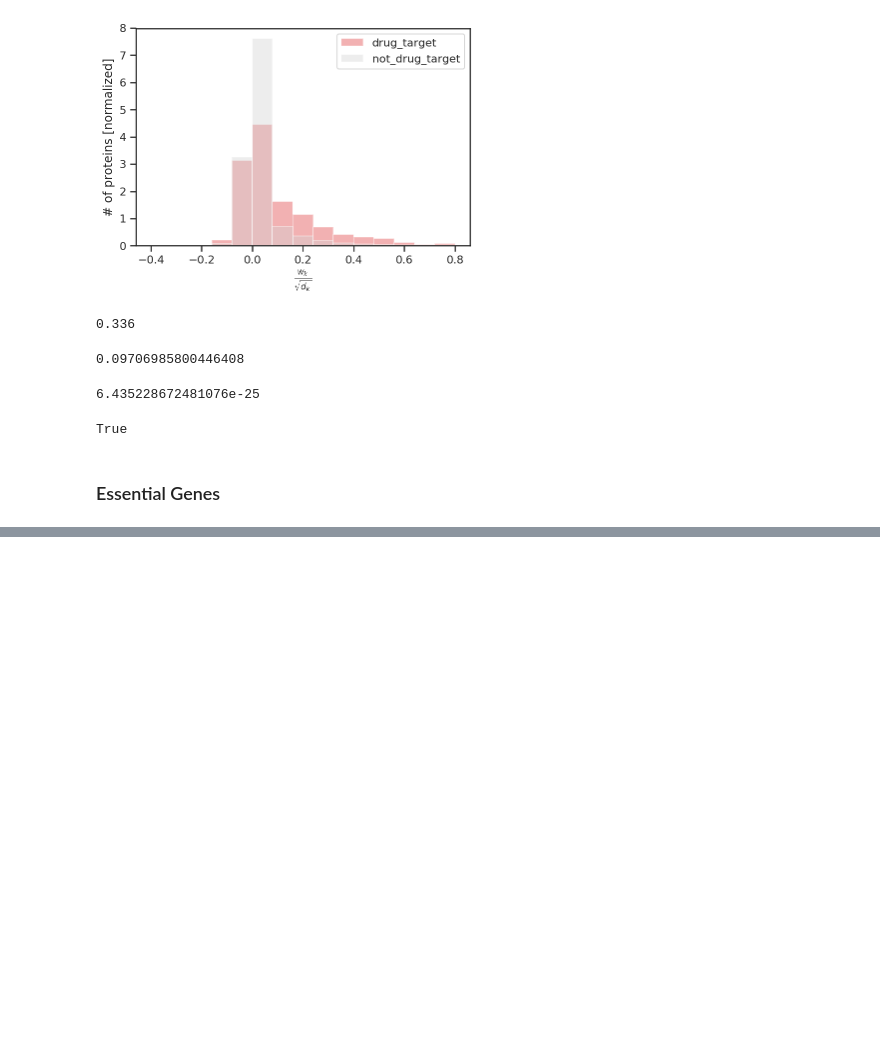
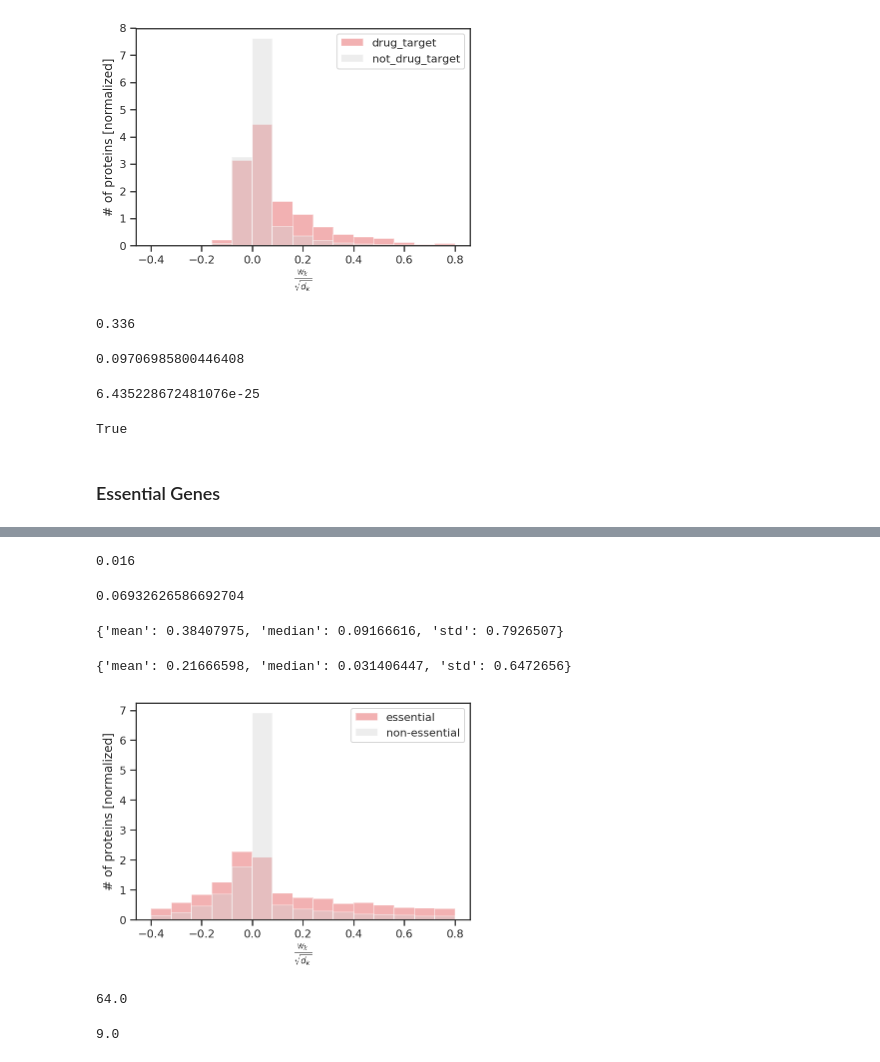
Before and after one commit to seyuboglu/milieu, a Jupyter notebook: experiments/lci_analysis/lci_analysis.ipynb, the cells around one changed output, grey strips where cells are left out. Cells and saved outputs as stored; diff of their text form; code cells hidden in the pictures; blank space fills up the shorter version.

Commit message:
added: essential gene analysis

```diff
--- a/experiments/lci_analysis/lci_analysis.ipynb
+++ b/experiments/lci_analysis/lci_analysis.ipynb
@@ -685,0 +623,7 @@ np.mean(essential_bool[top_proteins])
+# %%
+ega = EssentialGeneAnalysis(
+    dir="experiments/lci_analysis/essential",
+    params={**base_params, **{
+        "essential_genes_path": "data/protein/g_essential.tsv",
+    }}
+)
@@ -691,0 +667,4 @@ np.mean(essential_bool[bottom_proteins])
+# %%
+ega.compute_frac_essential(top_proteins)
+# %% [output]
+0.016
@@ -691,0 +673,27 @@ np.mean(essential_bool[bottom_proteins])
+# %%
+ega.compute_frac_essential(bottom_proteins)
+# %% [output]
+0.06932626586692704
+# %%
+ega.compute_weight_stats(ega.essential_nodes, norm=False)
+# %% [output]
+{'mean': 0.38407975, 'median': 0.09166616, 'std': 0.7926507}
+# %%
+ega.compute_weight_stats(ega.non_essential_nodes, norm=False)
+# %% [output]
+{'mean': 0.21666598, 'median': 0.031406447, 'std': 0.6472656}
+# %%
+ega.plot_weight_dist({
+    "essential": ega.essential_nodes,
+    "non-essential": ega.non_essential_nodes
+})
+# %% [output]
+[figure, added]
+# %%
+np.median(ega.degrees[ega.essential_nodes])
+# %% [output]
+64.0
+# %%
+np.median(ega.degrees[ega.non_essential_nodes])
+# %% [output]
+9.0
```
Also changed, not shown: parts of 22 cells of this notebook, 6 other files.
